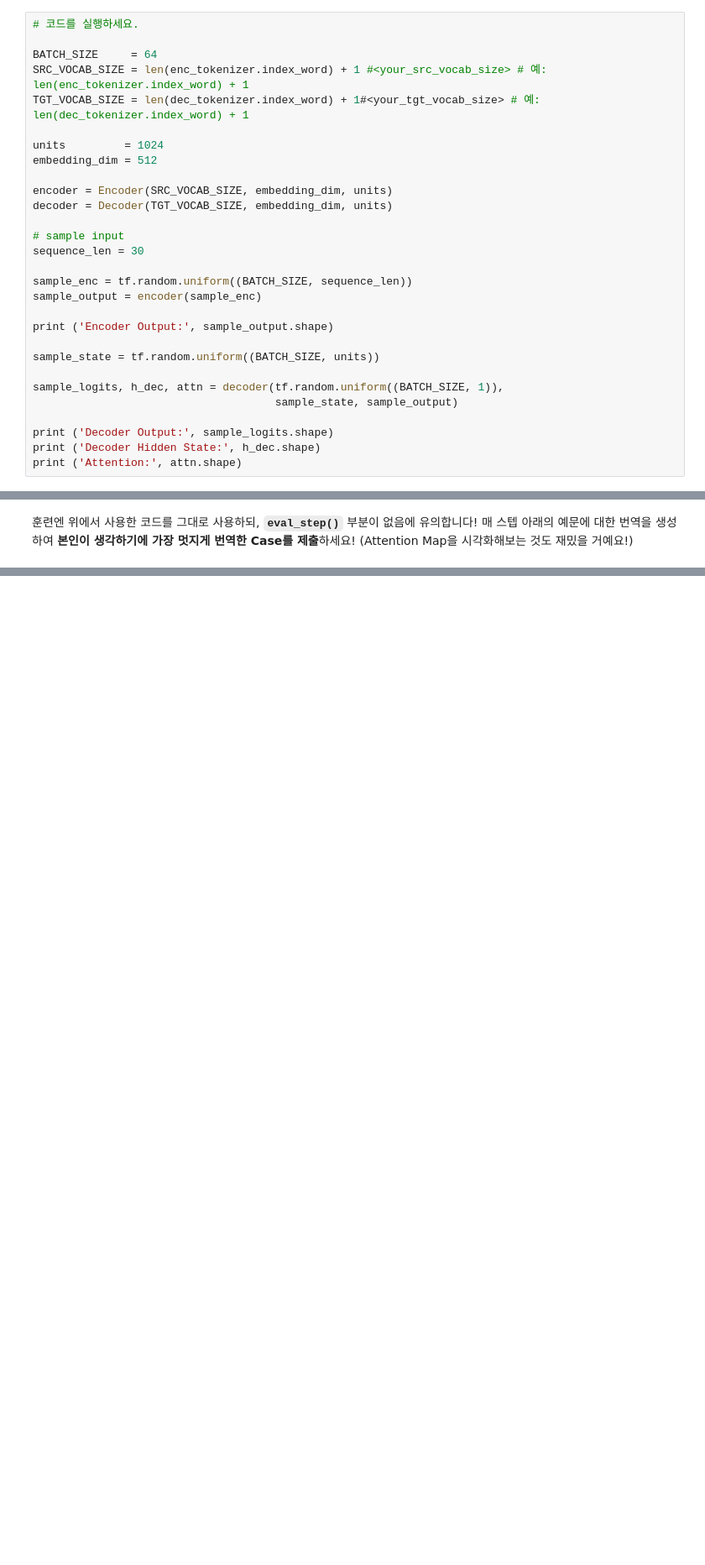
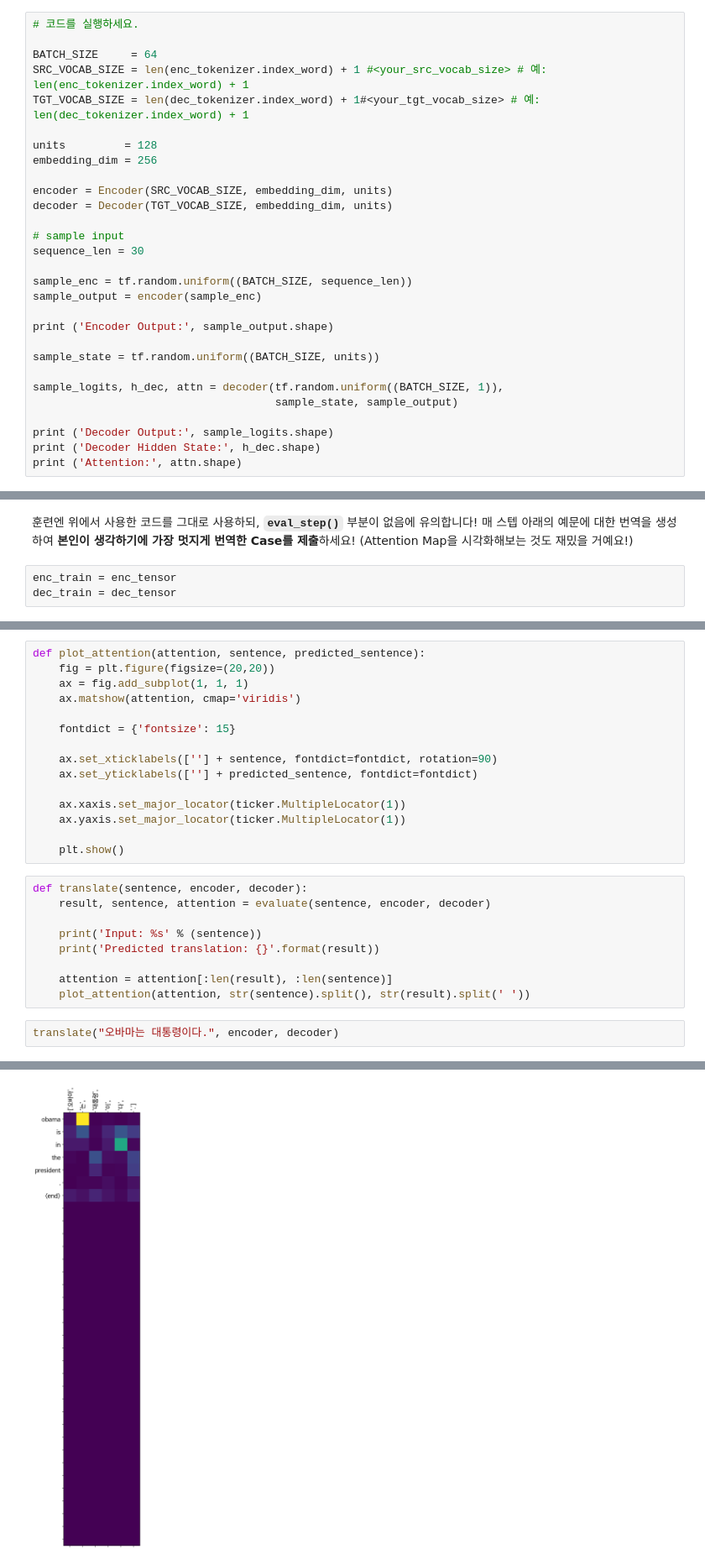
Before and after one commit to SIMYJ/NLP_Projects, a Jupyter notebook: [GD_NLP_08]Seq2Seq_attention.ipynb, the cells around one changed output, grey strips where cells are left out. Shown: that part at 84% size. Drawn from its saved outputs; the diff is of its cells as text; blank space fills up the shorter version.

```diff
--- a/[GD_NLP_08]Seq2Seq_attention.ipynb
+++ b/[GD_NLP_08]Seq2Seq_attention.ipynb
@@ -293,8 +290,8 @@ BATCH_SIZE     = 64
 SRC_VOCAB_SIZE = len(enc_tokenizer.index_word) + 1 #<your_src_vocab_size> # 예: len(enc_tokenizer.index_word) + 1
 TGT_VOCAB_SIZE = len(dec_tokenizer.index_word) + 1#<your_tgt_vocab_size> # 예: len(dec_tokenizer.index_word) + 1
 
-units         = 1024
-embedding_dim = 512
+units         = 128
+embedding_dim = 256
 
 encoder = Encoder(SRC_VOCAB_SIZE, embedding_dim, units)
 decoder = Decoder(TGT_VOCAB_SIZE, embedding_dim, units)
@@ -371,3 +385,6 @@ def train_step(src, tgt, encoder, decoder, optimizer, dec_tok):
     return batch_loss
 # %% [markdown]
 훈련엔 위에서 사용한 코드를 그대로 사용하되, **`eval_step()`** 부분이 없음에 유의합니다! 매 스텝 아래의 예문에 대한 번역을 생성하여 **본인이 생각하기에 가장 멋지게 번역한 Case를 제출**하세요! (Attention Map을 시각화해보는 것도 재밌을 거예요!)
+# %%
+enc_train = enc_tensor
+dec_train = dec_tensor
@@ -373,0 +452,27 @@ def train_step(src, tgt, encoder, decoder, optimizer, dec_tok):
+# %%
+def plot_attention(attention, sentence, predicted_sentence):
+    fig = plt.figure(figsize=(20,20))
+    ax = fig.add_subplot(1, 1, 1)
+    ax.matshow(attention, cmap='viridis')
+
+    fontdict = {'fontsize': 15}
+
+    ax.set_xticklabels([''] + sentence, fontdict=fontdict, rotation=90)
+    ax.set_yticklabels([''] + predicted_sentence, fontdict=fontdict)
+
+    ax.xaxis.set_major_locator(ticker.MultipleLocator(1))
+    ax.yaxis.set_major_locator(ticker.MultipleLocator(1))
+
+    plt.show()
+# %%
+def translate(sentence, encoder, decoder):
+    result, sentence, attention = evaluate(sentence, encoder, decoder)
+
+    print('Input: %s' % (sentence))
+    print('Predicted translation: {}'.format(result))
+
+    attention = attention[:len(result), :len(sentence)]
+    plot_attention(attention, str(sentence).split(), str(result).split(' '))
+# %%
+translate("오바마는 대통령이다.", encoder, decoder)
+# %% [output]
@@ -373,0 +481 @@ def train_step(src, tgt, encoder, decoder, optimizer, dec_tok):
+[figure, added]
```
Also changed, not shown: parts of 23 cells of this notebook.
